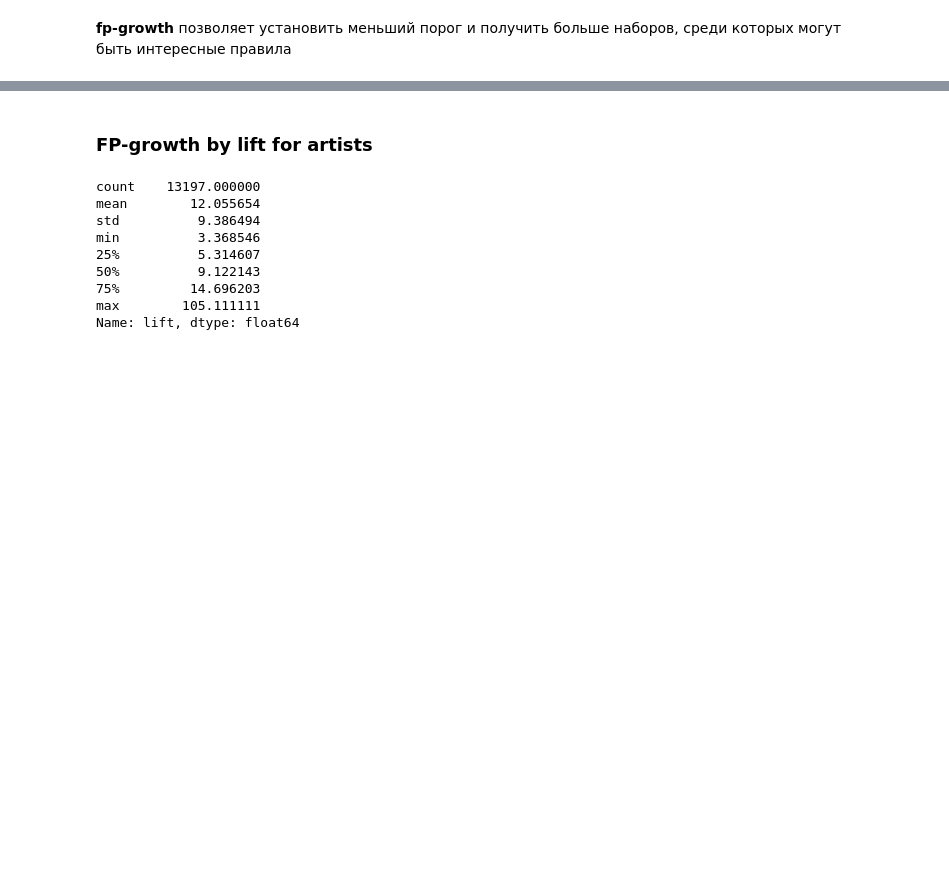
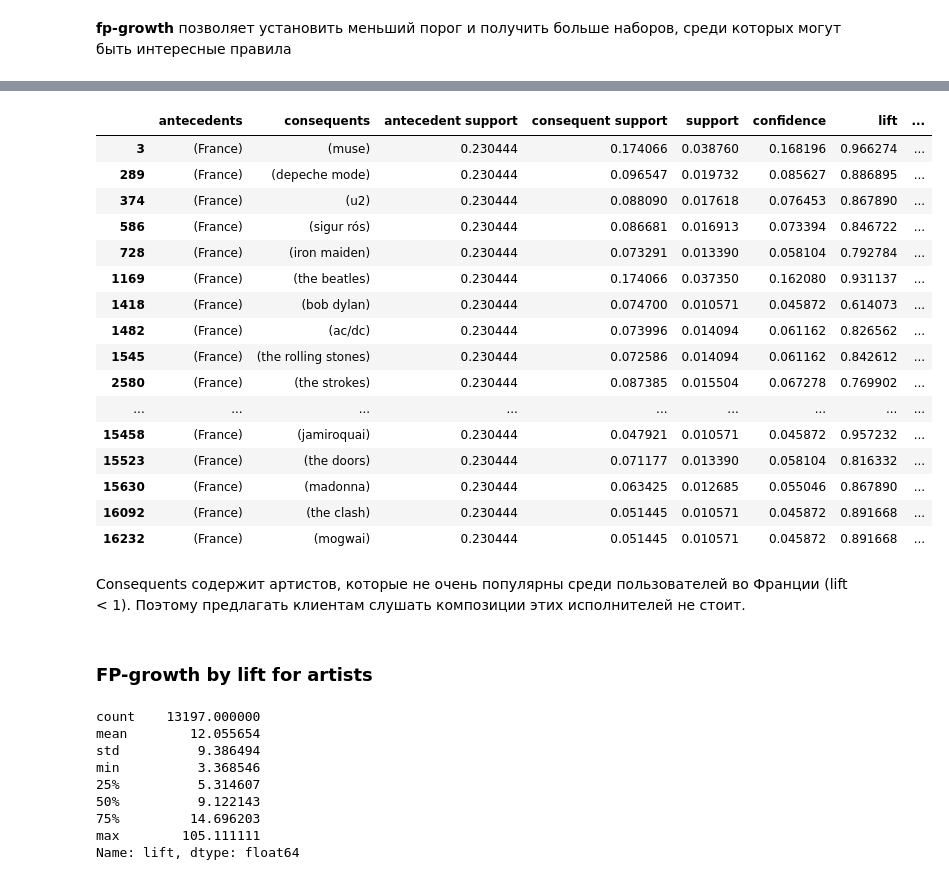
Before and after one commit to ematasova/Data_analyst, a Jupyter notebook: Лаба 2/Hometask 2.ipynb, the cells around one changed output, grey strips where cells are left out. Drawn from its saved outputs; the diff is of its cells as text; code cells hidden in the pictures; blank space fills up the shorter version.

```diff
--- a/Лаба 2/Hometask 2.ipynb
+++ b/Лаба 2/Hometask 2.ipynb
@@ -113,0 +112,3 @@ piv_all.head()
+# %%
+piv_artist_country = pd.concat([piv_artist, piv_country], axis=1)
+piv_artist_country.head()
@@ -234,0 +225,5 @@ fpgrowth_artist_rules.sort_values('support', ascending=False).head(10)
+# %%
+fpgrowth_country = fpgrowth(piv_artist_country, min_support=0.01, use_colnames=True)
+# %%
+rules_fpgrowth_country = association_rules(fpgrowth_country, metric="lift", min_threshold=0.4)
+rules_fpgrowth_country.head(10)
@@ -235,3 +242,30 @@ fpgrowth_artist_rules.sort_values('support', ascending=False).head(10)
+# %%
+rules_fpgrowth_country["consequents_len"] = rules_fpgrowth_country["consequents"].apply(lambda x: len(x))
+rule4 = rules_fpgrowth_country[rules_fpgrowth_country['lift'] < 1]
+rule4 = rule4[((rules_fpgrowth_country['antecedents'] == {'France'}))
+& (rule4['consequents'].map(lambda x: (('France' not in x))))
+& (rule4['consequents_len'] == 1)]
+rule4
+# %% [output]
+|  | antecedents | consequents | antecedent support | consequent support | support | confidence | lift | ... |
+| 3 | (France) | (muse) | 0.230444 | 0.174066 | 0.038760 | 0.168196 | 0.966274 | ... |
+| 289 | (France) | (depeche mode) | 0.230444 | 0.096547 | 0.019732 | 0.085627 | 0.886895 | ... |
+| 374 | (France) | (u2) | 0.230444 | 0.088090 | 0.017618 | 0.076453 | 0.867890 | ... |
+| 586 | (France) | (sigur rós) | 0.230444 | 0.086681 | 0.016913 | 0.073394 | 0.846722 | ... |
+| 728 | (France) | (iron maiden) | 0.230444 | 0.073291 | 0.013390 | 0.058104 | 0.792784 | ... |
+| 1169 | (France) | (the beatles) | 0.230444 | 0.174066 | 0.037350 | 0.162080 | 0.931137 | ... |
+| 1418 | (France) | (bob dylan) | 0.230444 | 0.074700 | 0.010571 | 0.045872 | 0.614073 | ... |
+| 1482 | (France) | (ac/dc) | 0.230444 | 0.073996 | 0.014094 | 0.061162 | 0.826562 | ... |
+| 1545 | (France) | (the rolling stones) | 0.230444 | 0.072586 | 0.014094 | 0.061162 | 0.842612 | ... |
+| 2580 | (France) | (the strokes) | 0.230444 | 0.087385 | 0.015504 | 0.067278 | 0.769902 | ... |
+| ... | ... | ... | ... | ... | ... | ... | ... | ... |
+| 15458 | (France) | (jamiroquai) | 0.230444 | 0.047921 | 0.010571 | 0.045872 | 0.957232 | ... |
+| 15523 | (France) | (the doors) | 0.230444 | 0.071177 | 0.013390 | 0.058104 | 0.816332 | ... |
+| 15630 | (France) | (madonna) | 0.230444 | 0.063425 | 0.012685 | 0.055046 | 0.867890 | ... |
+| 16092 | (France) | (the clash) | 0.230444 | 0.051445 | 0.010571 | 0.045872 | 0.891668 | ... |
+| 16232 | (France) | (mogwai) | 0.230444 | 0.051445 | 0.010571 | 0.045872 | 0.891668 | ... |
+# %% [markdown]
+Consequents содержит артистов, которые не очень популярны среди пользователей во Франции (lift < 1). Поэтому предлагать клиентам слушать композиции этих исполнителей не стоит.
 # %% [markdown]
 ### FP-growth by lift for artists
 # %%
```
Also changed, not shown: parts of 28 cells of this notebook.
